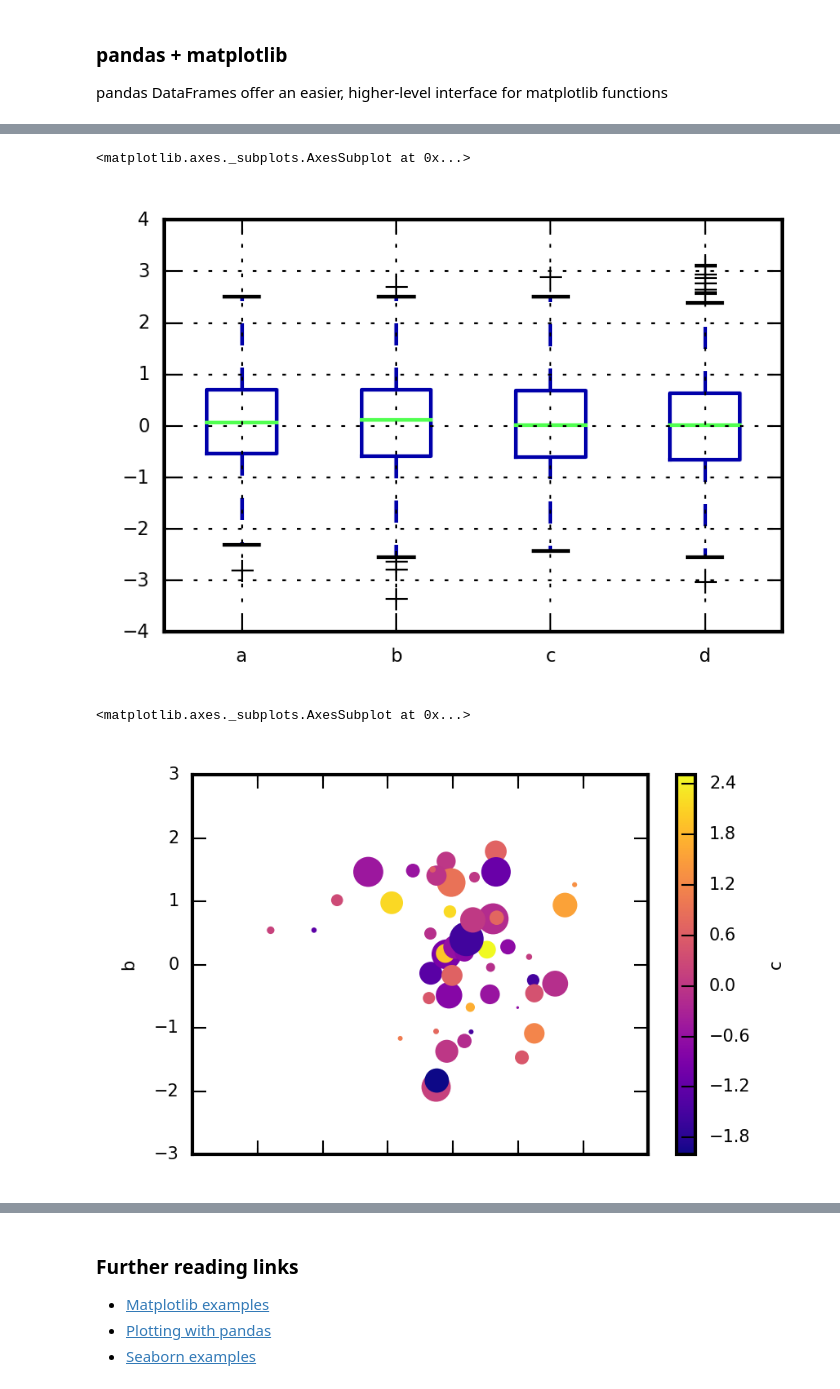
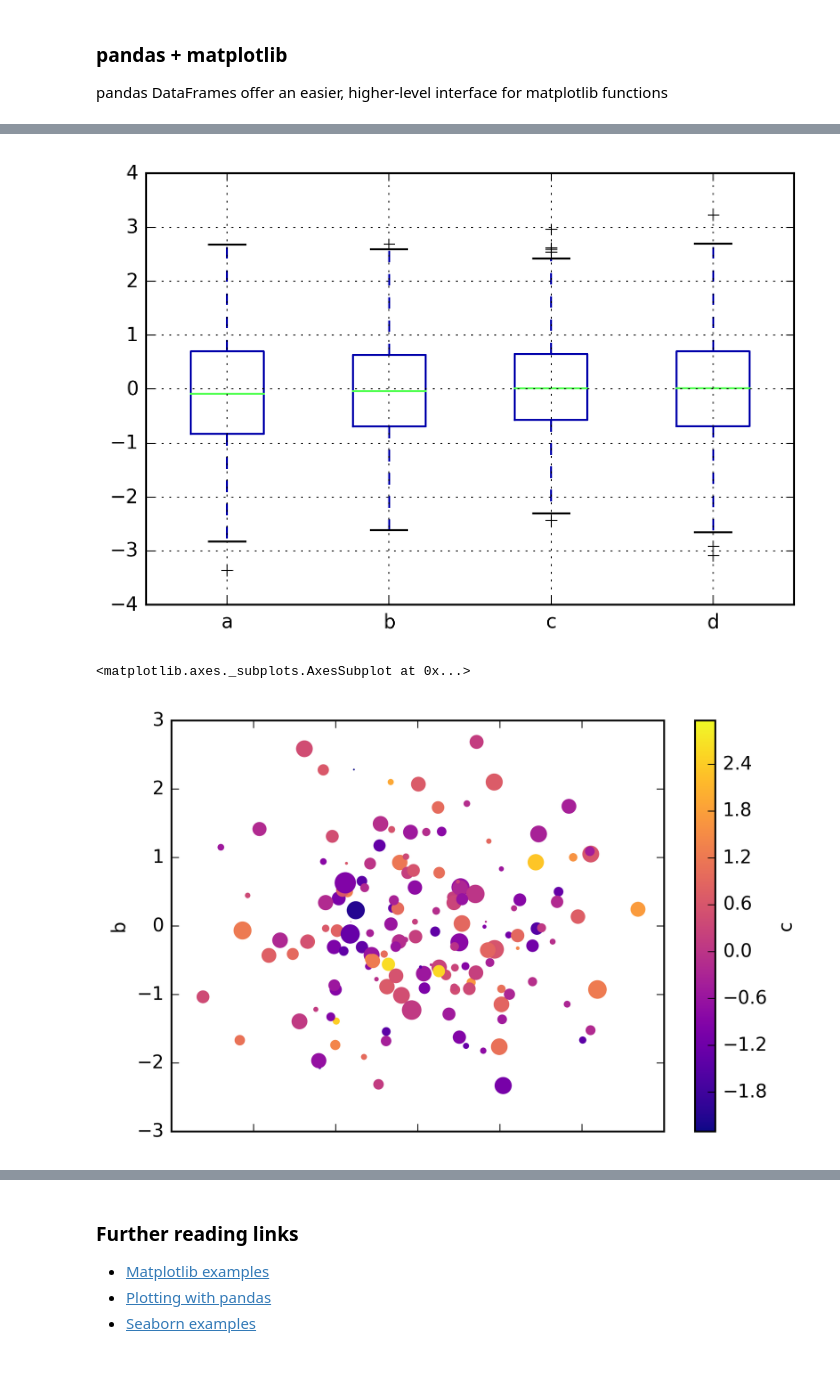
Before and after one commit to ds-madhavan-ramani/machine_learning_introduction, a Jupyter notebook: 01b - Introduction - Scientific Python.ipynb, the cells around one changed output, grey strips where cells are left out. Saved outputs shown, nothing was run; the diff lists cells and outputs as text; code cells hidden in the pictures.

```diff
--- a/01b - Introduction - Scientific Python.ipynb
+++ b/01b - Introduction - Scientific Python.ipynb
@@ -880,8 +886,7 @@ plot(y, 'r+')     Plot y using x as index array 0..N-1, and red plusses
 
 Every plotting function is completely customizable through a large set of options.
 # %%
-plt.rcParams['figure.figsize'] = (3, 2)
-x = np.linspace(-10, 10, 100) # Sequence of integers for X-axis
+x = np.linspace(-10, 10, 100) # Sequence for X-axis
 y = np.sin(x) # sine values
-plt.plot(x, y, marker="x") # Line plot with marker x
+p = plt.plot(x, y, marker="x") # Line plot with marker x
 # %% [output]
@@ -891,7 +895,7 @@ plt.plot(x, y, marker="x") # Line plot with marker x
 ### pandas + matplotlib
 pandas DataFrames offer an easier, higher-level interface for matplotlib functions
 # %%
-plt.rcParams['font.size'] = 5; plt.rcParams['lines.linewidth'] = 0.5
-df = pd.DataFrame(np.random.randn(500, 4), columns=['a', 'b', 'c', 'd']) # random 4D data
-df.cumsum().plot() # Plot cumulative sum of all series.
+df = pd.DataFrame(np.random.randn(500, 4),
+                  columns=['a', 'b', 'c', 'd']) # random 4D data
+p = df.cumsum().plot() # Plot cumulative sum of all series
 # %% [output]
@@ -905,14 +907,14 @@ df[:10].plot(kind='bar') # Plot first 10 arrays as boxplots
 # %%
-df.boxplot() # Boxplot for each of the 4 series
+p = df.boxplot() # Boxplot for each of the 4 series
 # %% [output]
-<matplotlib.axes._subplots.AxesSubplot at 0x...>
-[figure, old version]
+[figure, new version]
 # %%
-# Scatter plot using the 4 variables for x, y, color (colormap plasma), and scale, respectively
-df[:100].plot(kind='scatter', x='a', y='b', c='c', s=df['d']*50, linewidth='0', cmap='plasma')
+# Scatter plot using the 4 series for x, y, color, scale
+df[:300].plot(kind='scatter', x='a', y='b', c='c',
+               s=df['d']*50, linewidth='0', cmap='plasma')
 # %% [output]
 <matplotlib.axes._subplots.AxesSubplot at 0x...>
-[figure, old version]
+[figure, new version]
 # %% [markdown]
 ### Advanced plotting libraries
 Several libraries, such as [Seaborn](http://seaborn.pydata.org/examples/index.html) offer more advanced plots and easier interfaces.
```
Also changed, not shown: parts of 25 cells of this notebook, 6 other files.
